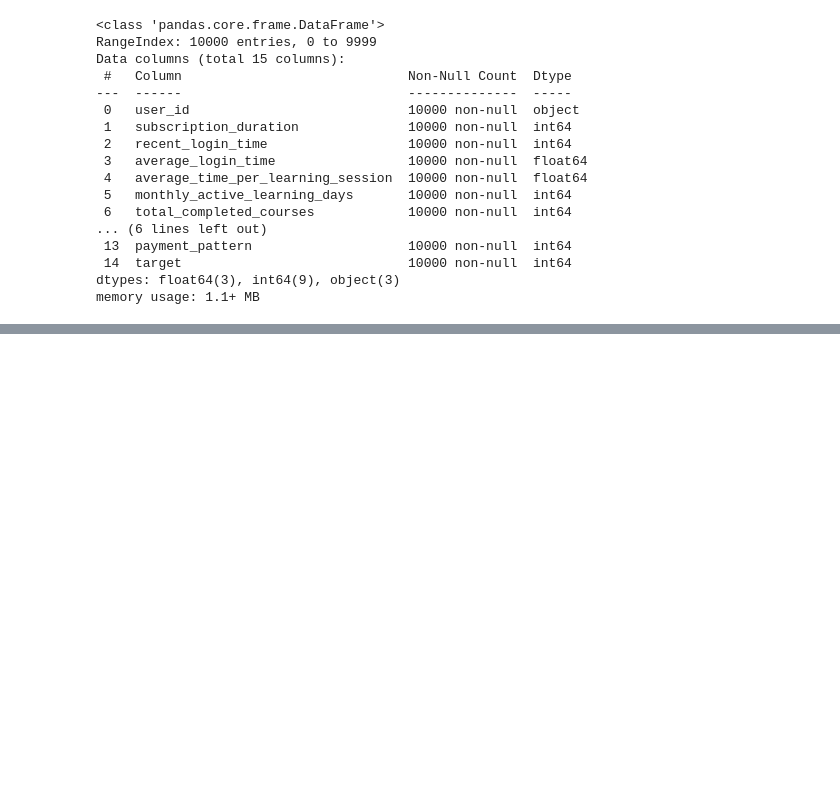
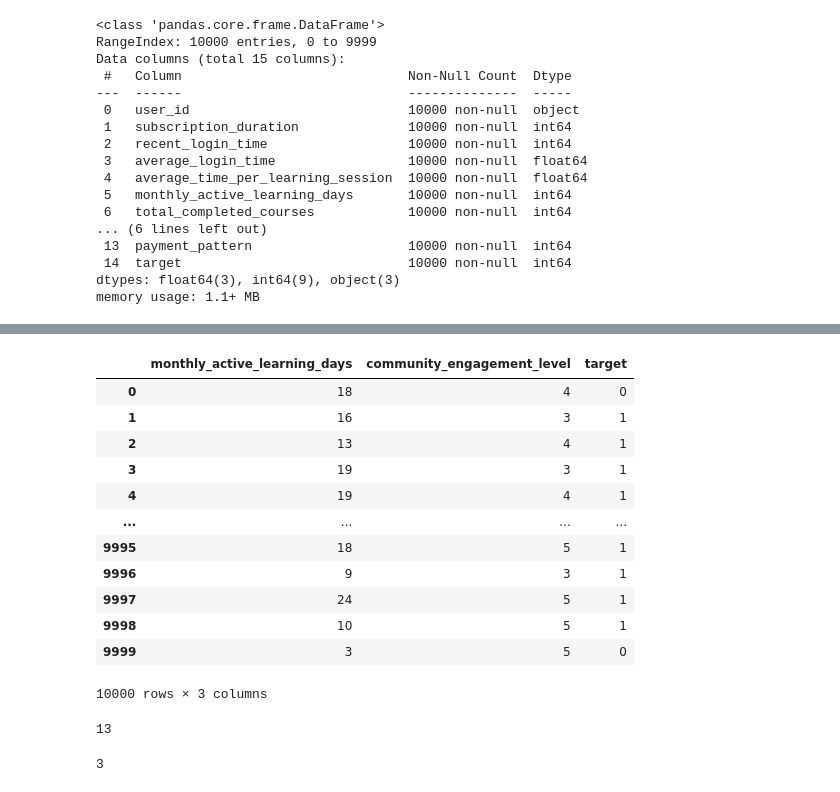
Before and after one commit to mongmongmang/WASSUP2, a Jupyter notebook: 05_Data_Analysis/DA_Mini_Project.ipynb, the cells around one changed output, grey strips where cells are left out. Drawn from its saved outputs; the diff is of its cells as text; code cells hidden in the pictures; blank space fills up the shorter version.

```diff
--- a/05_Data_Analysis/DA_Mini_Project.ipynb
+++ b/05_Data_Analysis/DA_Mini_Project.ipynb
@@ -112,0 +161,27 @@ df.rename(columns={'user_id':'사용자', 'subscription_duration': '', 'recent_l
+# %%
+df_A = df[['monthly_active_learning_days', 'community_engagement_level', 'target']]
+df_A
+# %% [output]
+|  | monthly_active_learning_days | community_engagement_level | target |
+| 0 | 18 | 4 | 0 |
+| 1 | 16 | 3 | 1 |
+| 2 | 13 | 4 | 1 |
+| 3 | 19 | 3 | 1 |
+| 4 | 19 | 4 | 1 |
+| ... | ... | ... | ... |
+| 9995 | 18 | 5 | 1 |
+| 9996 | 9 | 3 | 1 |
+| 9997 | 24 | 5 | 1 |
+| 9998 | 10 | 5 | 1 |
+| 9999 | 3 | 5 | 0 |
+10000 rows × 3 columns
+# %%
+# 월간 활동적인 학습 일수의 평균(반올림한 값)
+round(df_A['monthly_active_learning_days'].mean())
+# %% [output]
+13
+# %%
+# 커뮤니티 참여도의 평균(정수화한 값)
+int(df['community_engagement_level'].mean())
+# %% [output]
+3
```
Also changed, not shown: parts of 20 cells of this notebook, 4 other files.
